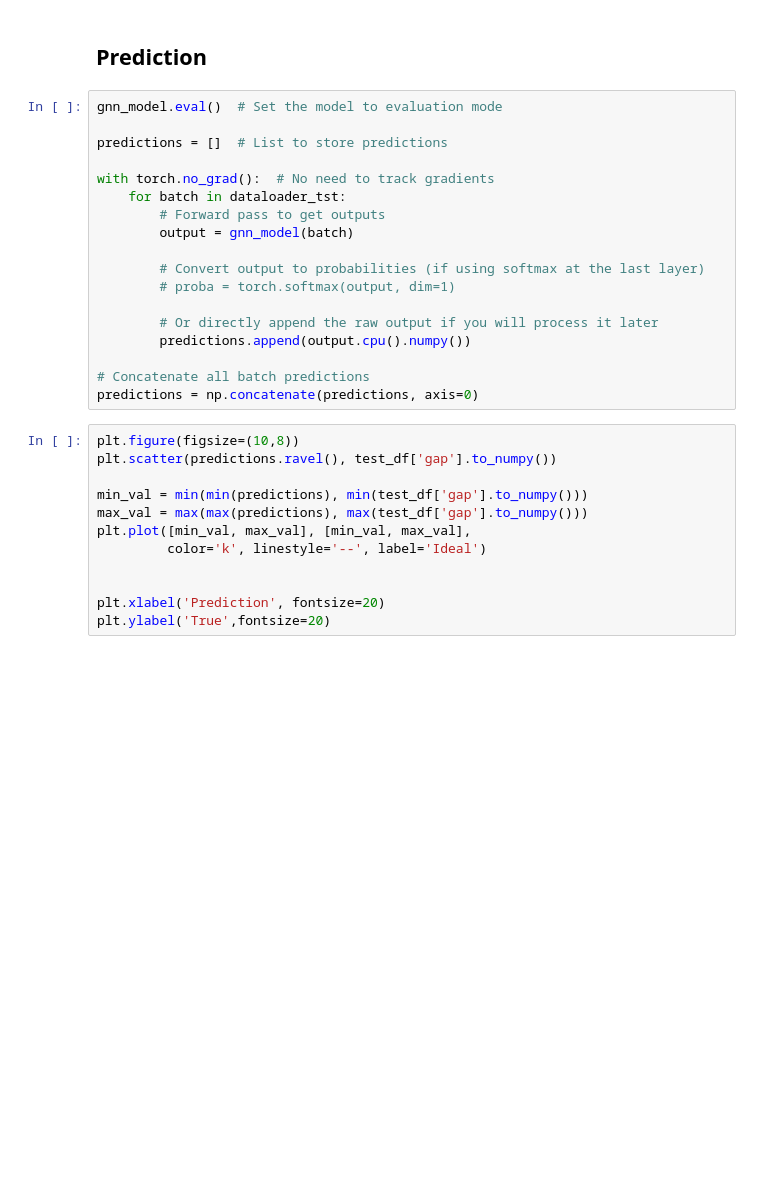
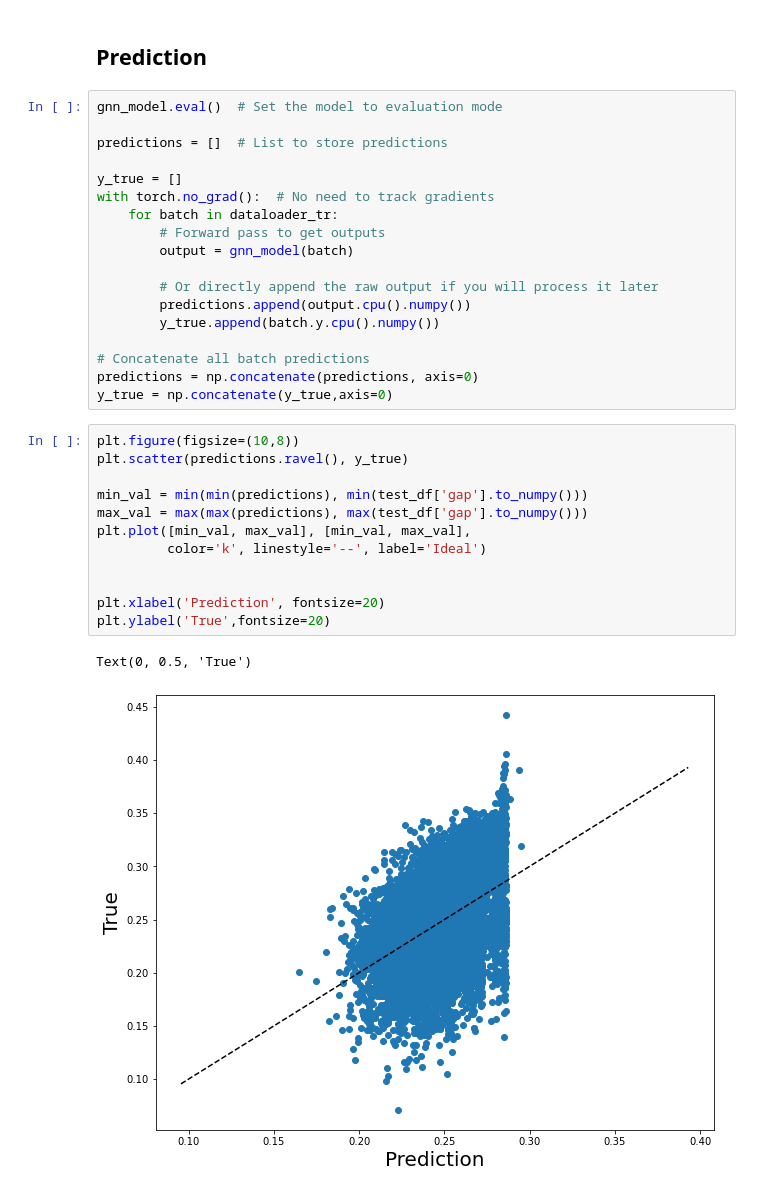
Before and after one commit to RodrigoAVargasHdz/CHEM-4PB3, a Jupyter notebook: Course_Notes/Week 12/intro_GNN.ipynb, the cells around one changed output. Drawn from its saved outputs; the diff is of its cells as text; blank space fills up the shorter version.

```diff
--- a/Course_Notes/Week 12/intro_GNN.ipynb
+++ b/Course_Notes/Week 12/intro_GNN.ipynb
@@ -394,28 +488,31 @@ gnn_model.eval()  # Set the model to evaluation mode
 
 predictions = []  # List to store predictions
 
+y_true = []
 with torch.no_grad():  # No need to track gradients
-    for batch in dataloader_tst:
+    for batch in dataloader_tr:
         # Forward pass to get outputs
         output = gnn_model(batch)
 
-        # Convert output to probabilities (if using softmax at the last layer)
-        # proba = torch.softmax(output, dim=1)
-
         # Or directly append the raw output if you will process it later
         predictions.append(output.cpu().numpy())
+        y_true.append(batch.y.cpu().numpy())
 
 # Concatenate all batch predictions
 predictions = np.concatenate(predictions, axis=0)
+y_true = np.concatenate(y_true,axis=0)
 # %%
 plt.figure(figsize=(10,8))
-plt.scatter(predictions.ravel(), test_df['gap'].to_numpy())
+plt.scatter(predictions.ravel(), y_true)
 
 min_val = min(min(predictions), min(test_df['gap'].to_numpy()))
 max_val = max(max(predictions), max(test_df['gap'].to_numpy()))
 plt.plot([min_val, max_val], [min_val, max_val],
          color='k', linestyle='--', label='Ideal')
 
 
 plt.xlabel('Prediction', fontsize=20)
 plt.ylabel('True',fontsize=20)
+# %% [output]
+Text(0, 0.5, 'True')
+[figure, added]
```
Also changed, not shown: parts of 14 cells of this notebook.
